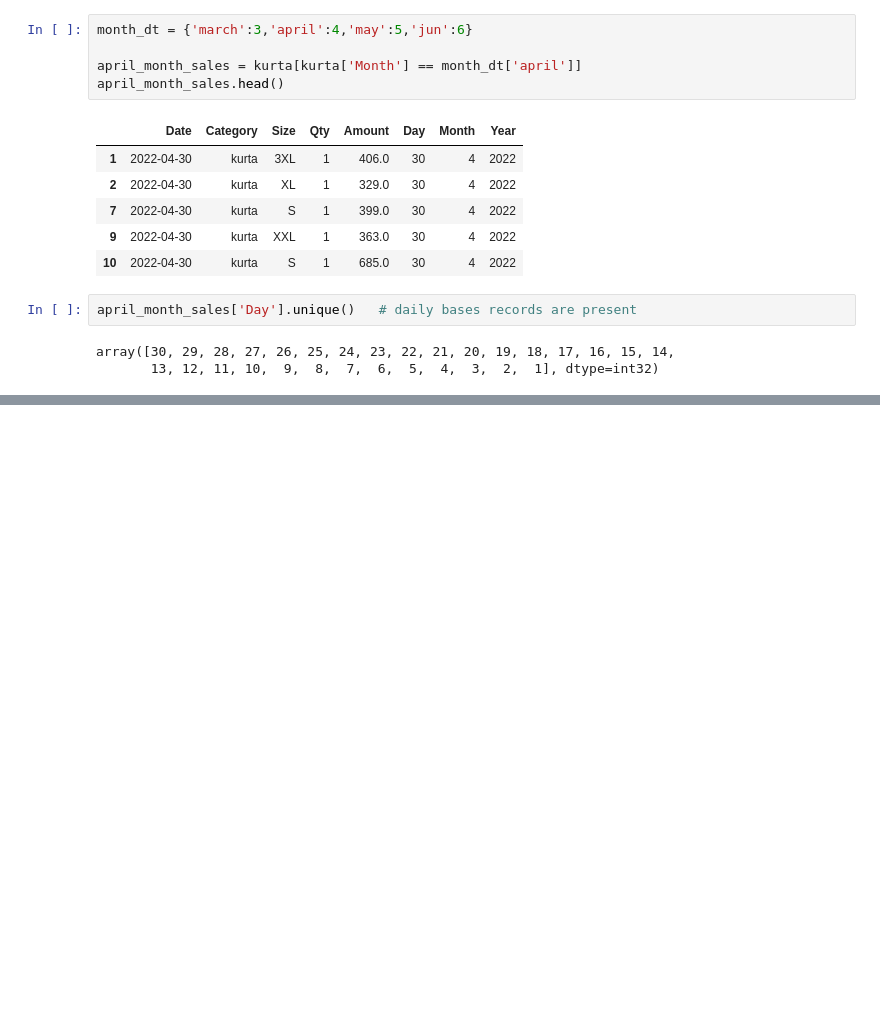
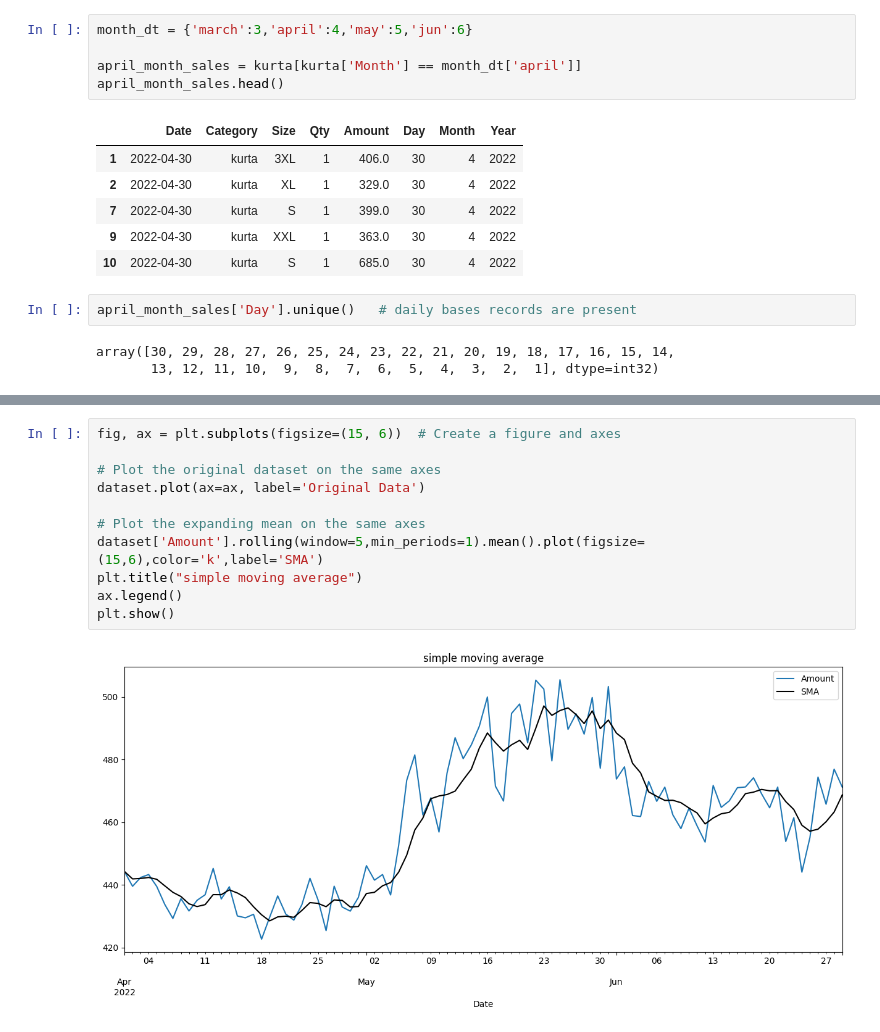
Before and after one commit to Ranjit-Singh-786/product_demand_forecasting, a Jupyter notebook: research_notebook.ipynb, the cells around one changed output, grey strips where cells are left out. Cells and saved outputs as stored; diff of their text form; blank space fills up the shorter version.

```diff
--- a/research_notebook.ipynb
+++ b/research_notebook.ipynb
@@ -213,0 +244,13 @@ dataset.head()
+# %%
+fig, ax = plt.subplots(figsize=(15, 6))  # Create a figure and axes
+
+# Plot the original dataset on the same axes
+dataset.plot(ax=ax, label='Original Data')
+
+# Plot the expanding mean on the same axes
+dataset['Amount'].rolling(window=5,min_periods=1).mean().plot(figsize=(15,6),color='k',label='SMA')
+plt.title("simple moving average")
+ax.legend()
+plt.show()
+# %% [output]
+[figure, added]
```
Also changed, not shown: parts of 40 cells of this notebook, 7 other files.
